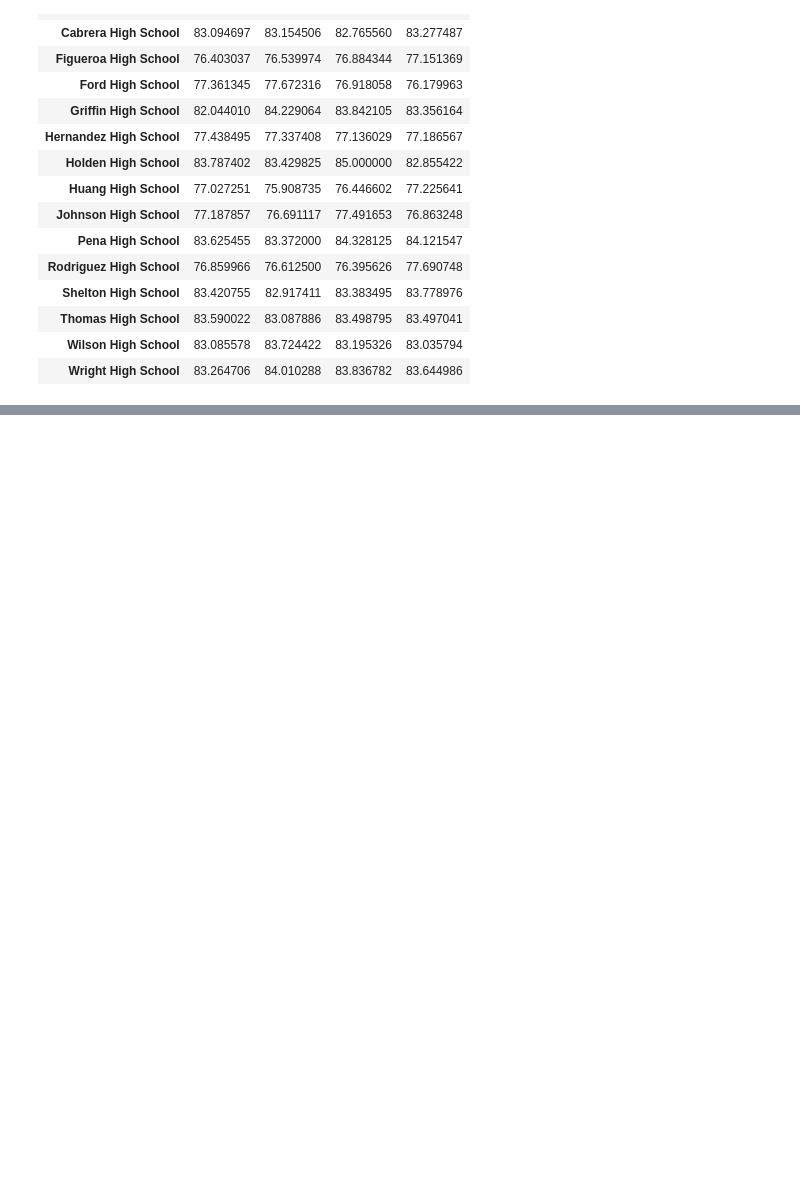
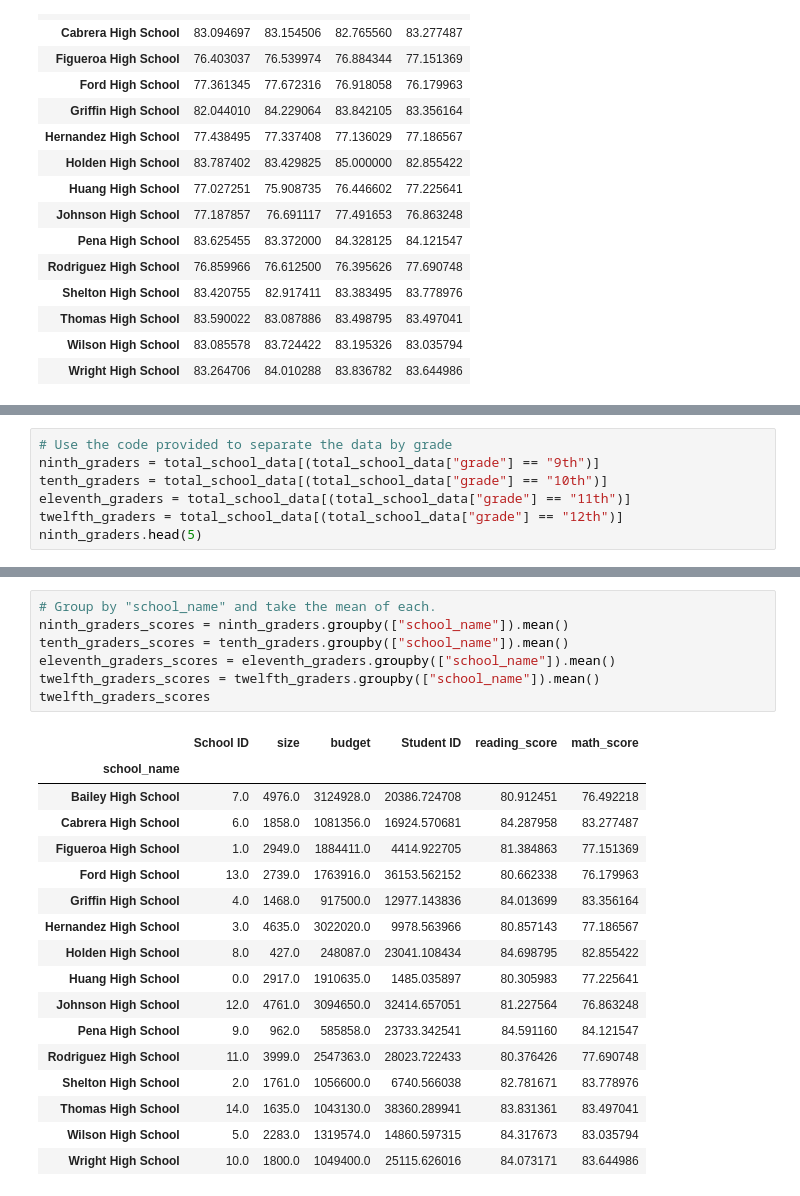
Before and after one commit to jennyalfi/pandas-challenge, a Jupyter notebook: PyCitySchools/PyCitySchools_analysis.ipynb, the cells around one changed output, grey strips where cells are left out. Saved outputs shown, nothing was run; the diff lists cells and outputs as text; blank space fills up the shorter version.

```diff
--- a/PyCitySchools/PyCitySchools_analysis.ipynb
+++ b/PyCitySchools/PyCitySchools_analysis.ipynb
@@ -569,0 +577,7 @@ math_scores_by_grade
+# %%
+# Use the code provided to separate the data by grade
+ninth_graders = total_school_data[(total_school_data["grade"] == "9th")]
+tenth_graders = total_school_data[(total_school_data["grade"] == "10th")]
+eleventh_graders = total_school_data[(total_school_data["grade"] == "11th")]
+twelfth_graders = total_school_data[(total_school_data["grade"] == "12th")]
+ninth_graders.head(5)
@@ -569,0 +591,25 @@ math_scores_by_grade
+# %%
+# Group by "school_name" and take the mean of each.
+ninth_graders_scores = ninth_graders.groupby(["school_name"]).mean()
+tenth_graders_scores = tenth_graders.groupby(["school_name"]).mean()
+eleventh_graders_scores = eleventh_graders.groupby(["school_name"]).mean()
+twelfth_graders_scores = twelfth_graders.groupby(["school_name"]).mean()
+twelfth_graders_scores
+# %% [output]
+|  | School ID | size | budget | Student ID | reading_score | math_score |
+| school_name |  |  |  |  |  |  |
+| Bailey High School | 7.0 | 4976.0 | 3124928.0 | 20386.724708 | 80.912451 | 76.492218 |
+| Cabrera High School | 6.0 | 1858.0 | 1081356.0 | 16924.570681 | 84.287958 | 83.277487 |
+| Figueroa High School | 1.0 | 2949.0 | 1884411.0 | 4414.922705 | 81.384863 | 77.151369 |
+| Ford High School | 13.0 | 2739.0 | 1763916.0 | 36153.562152 | 80.662338 | 76.179963 |
+| Griffin High School | 4.0 | 1468.0 | 917500.0 | 12977.143836 | 84.013699 | 83.356164 |
+| Hernandez High School | 3.0 | 4635.0 | 3022020.0 | 9978.563966 | 80.857143 | 77.186567 |
+| Holden High School | 8.0 | 427.0 | 248087.0 | 23041.108434 | 84.698795 | 82.855422 |
+| Huang High School | 0.0 | 2917.0 | 1910635.0 | 1485.035897 | 80.305983 | 77.225641 |
+| Johnson High School | 12.0 | 4761.0 | 3094650.0 | 32414.657051 | 81.227564 | 76.863248 |
+| Pena High School | 9.0 | 962.0 | 585858.0 | 23733.342541 | 84.591160 | 84.121547 |
+| Rodriguez High School | 11.0 | 3999.0 | 2547363.0 | 28023.722433 | 80.376426 | 77.690748 |
+| Shelton High School | 2.0 | 1761.0 | 1056600.0 | 6740.566038 | 82.781671 | 83.778976 |
+| Thomas High School | 14.0 | 1635.0 | 1043130.0 | 38360.289941 | 83.831361 | 83.497041 |
+| Wilson High School | 5.0 | 2283.0 | 1319574.0 | 14860.597315 | 84.317673 | 83.035794 |
+| Wright High School | 10.0 | 1800.0 | 1049400.0 | 25115.626016 | 84.073171 | 83.644986 |
```
Also changed, not shown: parts of 14 cells of this notebook.
